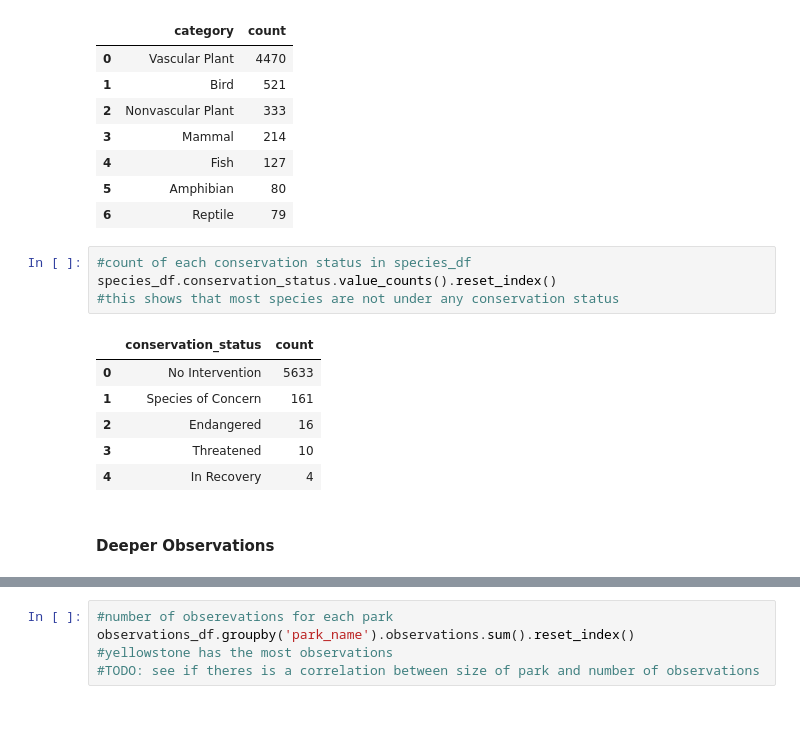
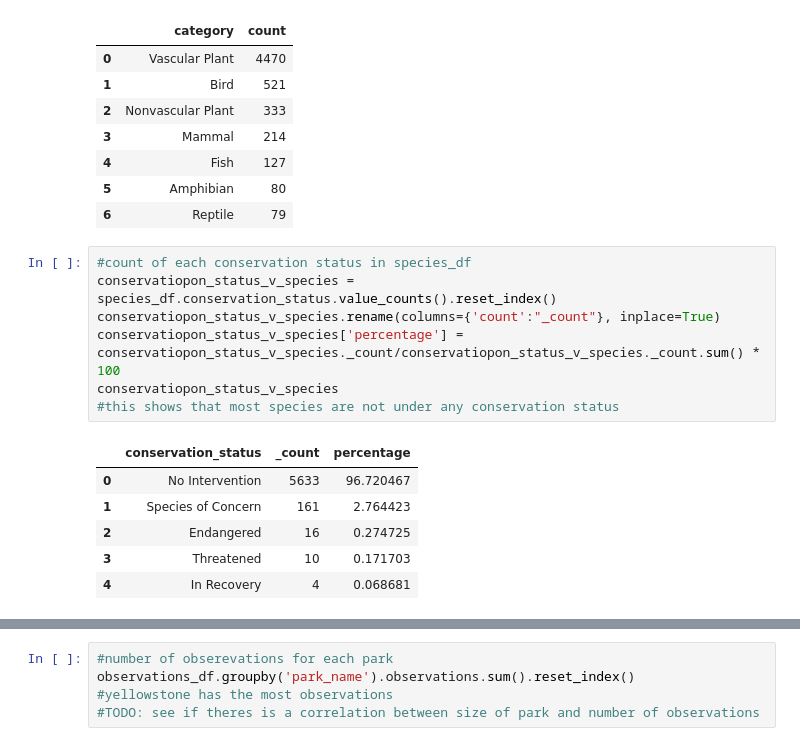
Before and after one commit to zxtheo/Codecademy-biodiversity-project, a Jupyter notebook: biodiversity.ipynb, the cells around one changed output, grey strips where cells are left out. Drawn from its saved outputs; the diff is of its cells as text; blank space fills up the shorter version.

```diff
--- a/biodiversity.ipynb
+++ b/biodiversity.ipynb
@@ -194,14 +245,15 @@ species_df.category.value_counts().reset_index()
 | 6 | Reptile | 79 |
 # %%
 #count of each conservation status in species_df
-species_df.conservation_status.value_counts().reset_index()
+conservatiopon_status_v_species = species_df.conservation_status.value_counts().reset_index()
+conservatiopon_status_v_species.rename(columns={'count':"_count"}, inplace=True)
+conservatiopon_status_v_species['percentage'] = conservatiopon_status_v_species._count/conservatiopon_status_v_species._count.sum() * 100
+conservatiopon_status_v_species
 #this shows that most species are not under any conservation status
 # %% [output]
-|  | conservation_status | count |
-| 0 | No Intervention | 5633 |
-| 1 | Species of Concern | 161 |
-| 2 | Endangered | 16 |
-| 3 | Threatened | 10 |
-| 4 | In Recovery | 4 |
+|  | conservation_status | _count | percentage |
+| 0 | No Intervention | 5633 | 96.720467 |
+| 1 | Species of Concern | 161 | 2.764423 |
+| 2 | Endangered | 16 | 0.274725 |
+| 3 | Threatened | 10 | 0.171703 |
+| 4 | In Recovery | 4 | 0.068681 |
-# %% [markdown]
-#### Deeper Observations
```
Also changed, not shown: parts of 6 cells of this notebook, 2 other files.
